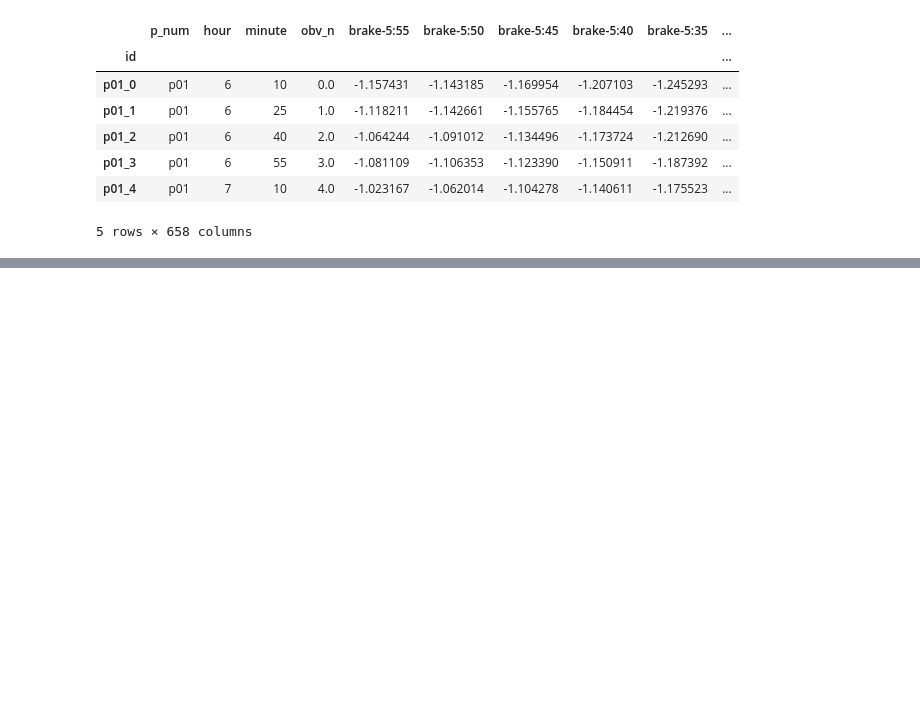
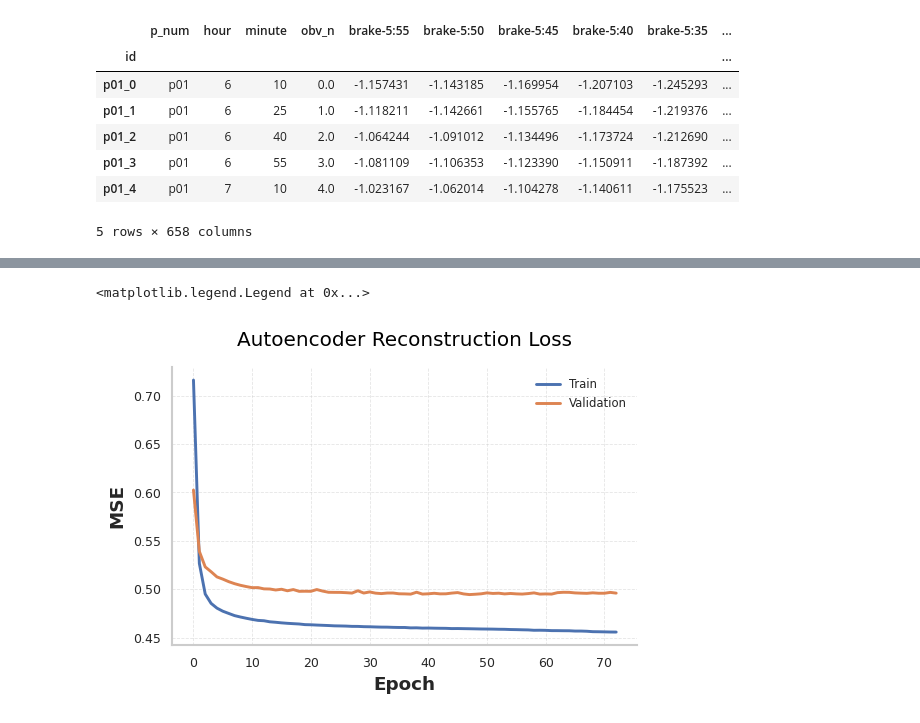
Before and after one commit to fabriziobasso/Colab_backup, a Jupyter notebook: File_00_Clusters.ipynb, the cells around one changed output, grey strips where cells are left out. Drawn from its saved outputs; the diff is of its cells as text; code cells hidden in the pictures; blank space fills up the shorter version.

```diff
--- a/File_00_Clusters.ipynb
+++ b/File_00_Clusters.ipynb
@@ -833,6 +769,7 @@ plt.show()
 # %%
 bgm = KMeans(n_clusters=4, n_init=10, random_state=42)
-bgm.fit(cluster_df_train)
+bgm.fit(bg_pca_train.drop("bg+1:00", axis=1))
 
 df_train["cluster_pca"] = bgm.predict(bg_pca_train.drop("bg+1:00", axis=1))
 df_test["cluster_pca"] = bgm.predict(bg_pca_test)
+df_train.shape, df_test.shape
@@ -877,0 +918,31 @@ bg_pca_train
+# %%
+lr = keras.callbacks.ReduceLROnPlateau(monitor="val_loss",
+                        factor=0.75,
+                        patience=10,
+                        verbose=1,
+                        mode="min")
+
+early_stop = keras.callbacks.EarlyStopping(monitor="val_loss",
+                            patience=25,
+                            verbose=1,
+                            mode="min",
+                            restore_best_weights=True)
+
+
+checkpoint_filepath = '/checkpoint/best_weights.weights.h5'
+
+Checkpoint = keras.callbacks.ModelCheckpoint(filepath=checkpoint_filepath,
+                                                 save_weights_only=True,
+                                                 monitor="val_loss",
+                                                 mode='min')
+# %%
+# Compile the autoencoder model
+optimizer = keras.optimizers.Adam(learning_rate=0.0005)
+loss_0 = 'mse'
+loss_1 = 'mse'
+
+autoencoder_prellin_v1.compile(loss=[loss_0, loss_1], loss_weights=[0.75,0.25], optimizer=optimizer)
+
+# Train the autoencoder with MNIST data
+history_prellin_v1 = autoencoder_prellin_v1.fit(train, [train, y_enc_train], epochs=120, batch_size=256, callbacks = [early_stop, Checkpoint, lr],
+                                                 shuffle=True, validation_data=(valid, [valid, y_enc_valid]))
@@ -877,0 +967,13 @@ bg_pca_train
+# %%
+# Plot training and validation loss scores
+# against the number of epochs.
+plt.figure(figsize=(5, 3))
+plt.plot(history_prellin_v1.history['loss'], label='Train')
+plt.plot(history_prellin_v1.history['val_loss'], label='Validation')
+plt.ylabel('MSE')
+plt.xlabel('Epoch')
+plt.title('Autoencoder Reconstruction Loss', pad=13)
+plt.legend(loc='upper right')
+# %% [output]
+<matplotlib.legend.Legend at 0x...>
+[figure, added]
```
Also changed, not shown: parts of 53 cells of this notebook.
